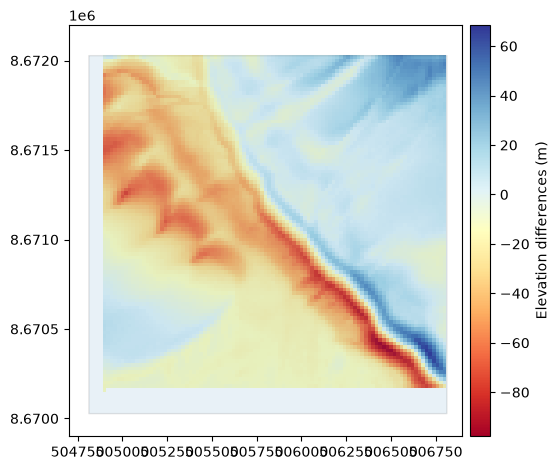
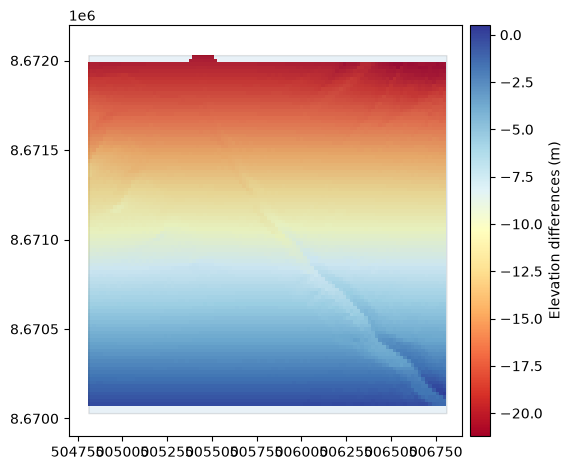
The notebook cell's code change between the first figure and the second:
--- before
+++ after
@@ -2,6 +2,5 @@
 diff_before = dem - rotated_dem
 diff_before.plot(cmap="RdYlBu", cbar_title="Elevation differences (m)")
-print (dem.get_footprint_projected(dem.crs, densify_points=5000))
-dem.get_footprint_projected(dem.crs, densify_points=5000).plot(ec="k", alpha=0.1)
+rotated_dem.get_footprint_projected(dem.crs, densify_points=5000).plot(ec="k", alpha=0.1)
 plt.xlim(504700, 506900) 
 plt.ylim(8669900, 8672200) 

Commit: mod: notebook